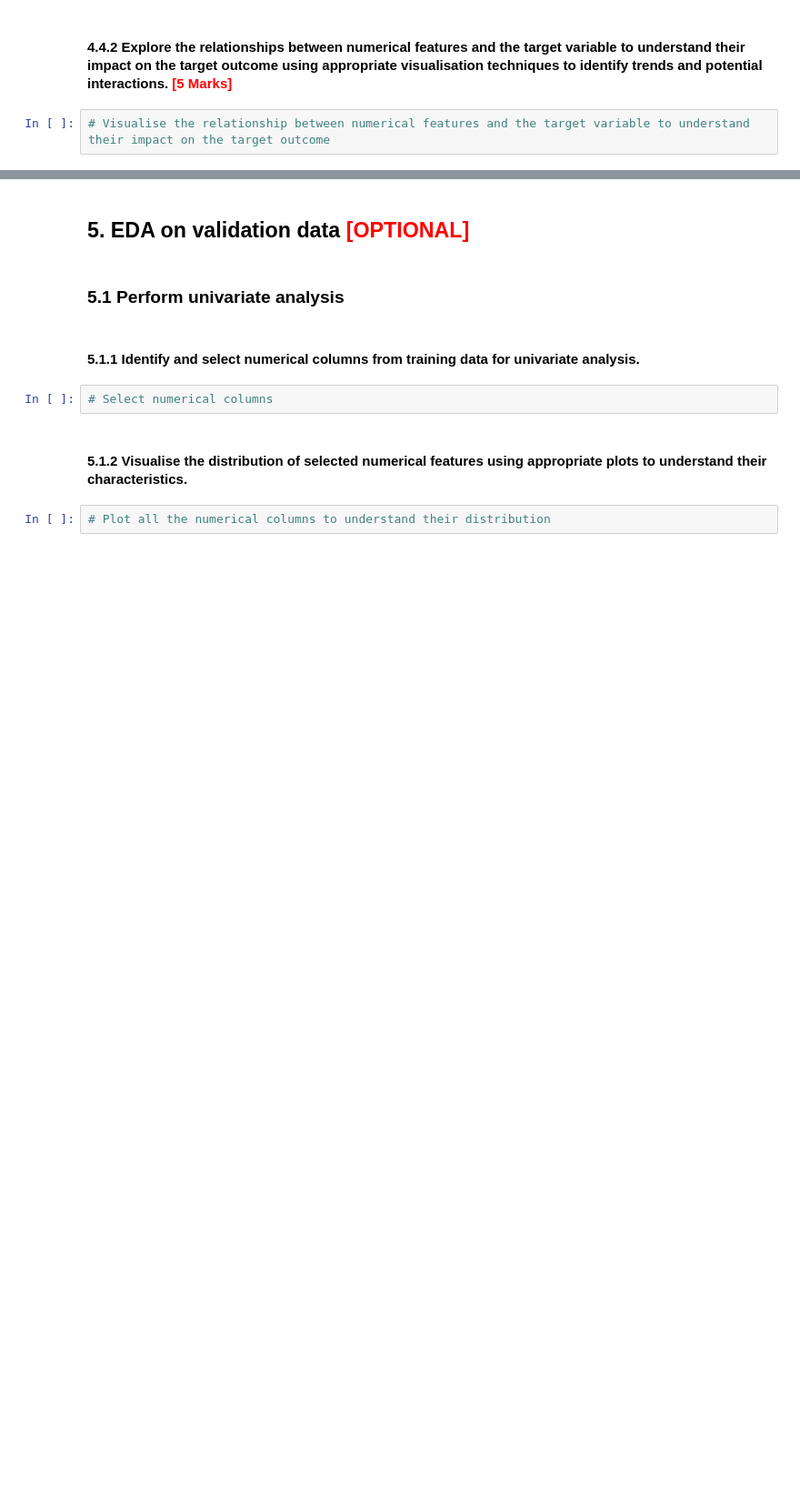
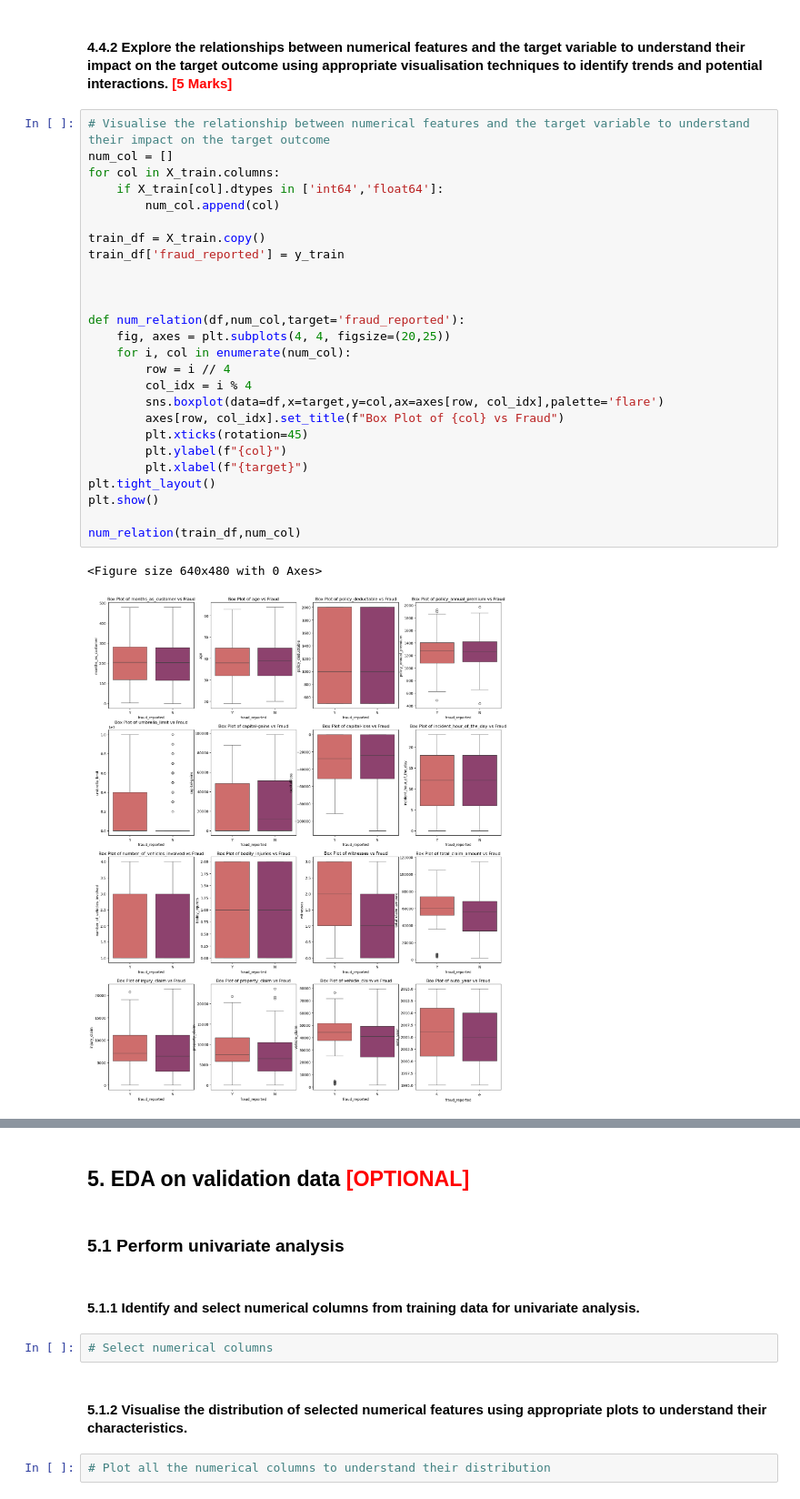
Before and after one commit to asimanandamohanty/Fraudulent_Cliam_detection, a Jupyter notebook: Fraudulent_Claim_Detection_Starter.ipynb, the cells around one changed output, grey strips where cells are left out. Shown at 91% size. Saved outputs shown, nothing was run; the diff lists cells and outputs as text; blank space fills up the shorter version.

```diff
--- a/Fraudulent_Claim_Detection_Starter.ipynb
+++ b/Fraudulent_Claim_Detection_Starter.ipynb
@@ -977,4 +1018,31 @@ Investigate the relationships between categorical features and the target variab
 # %% [markdown]
 #### **4.4.2** Explore the relationships between numerical features and the target variable to understand their impact on the target outcome using appropriate visualisation techniques to identify trends and potential interactions. <font color="red">[5 Marks]</font>
-# %%
-# Visualise the relationship between numerical features and the target variable to understand their impact on the target outcome
+# %%
+# Visualise the relationship between numerical features and the target variable to understand their impact on the target outcome
+num_col = []
+for col in X_train.columns:
+    if X_train[col].dtypes in ['int64','float64']:
+        num_col.append(col)
+
+train_df = X_train.copy()
+train_df['fraud_reported'] = y_train
+
+
+
+def num_relation(df,num_col,target='fraud_reported'):
+    fig, axes = plt.subplots(4, 4, figsize=(20,25))
+    for i, col in enumerate(num_col):
+        row = i // 4
+        col_idx = i % 4
+        sns.boxplot(data=df,x=target,y=col,ax=axes[row, col_idx],palette='flare')
+        axes[row, col_idx].set_title(f"Box Plot of {col} vs Fraud")
+        plt.xticks(rotation=45)
+        plt.ylabel(f"{col}")
+        plt.xlabel(f"{target}")
+plt.tight_layout()
+plt.show()
+
+num_relation(train_df,num_col)
+# %% [output]
+<Figure size 640x480 with 0 Axes>
+[figure, added]
```
Also changed, not shown: parts of 10 cells of this notebook.
